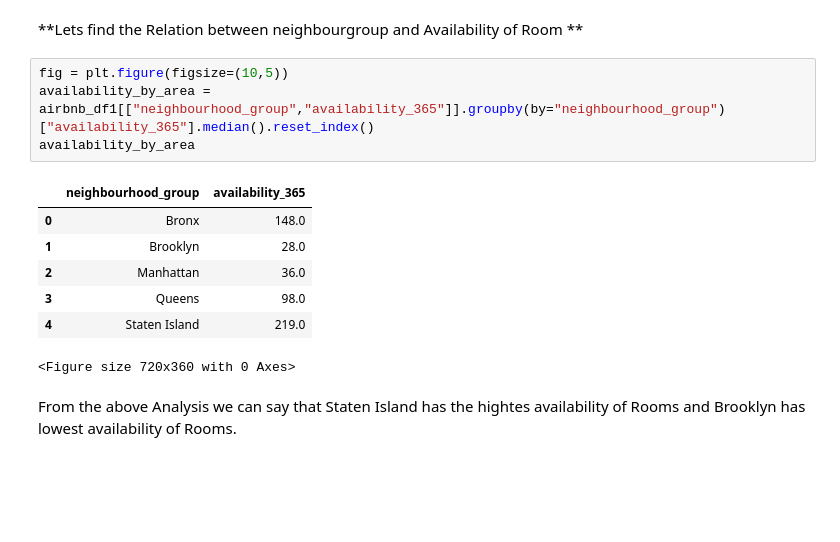
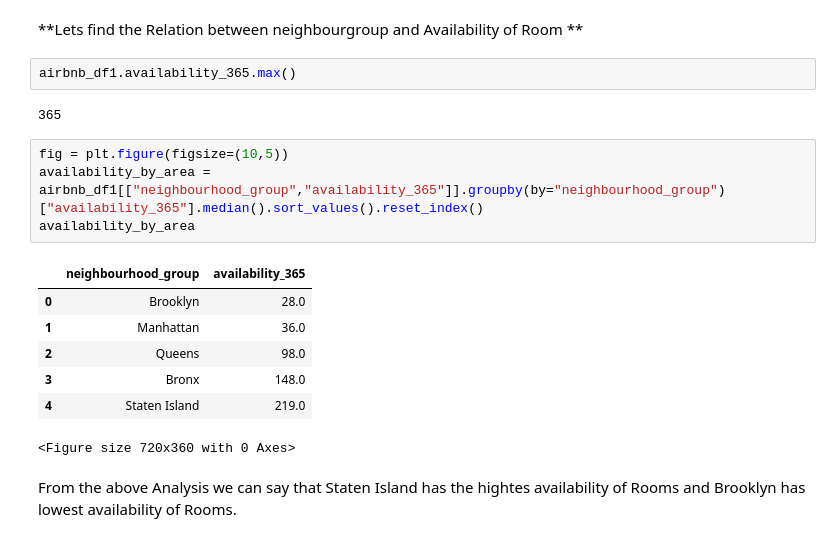
Before and after one commit to Bose-PI/Airbnb-Bookings-Analysis, a Jupyter notebook: Airbnb1_Bookings_Analysis_Capstone_Project.ipynb, the cells around one changed output. Saved outputs shown, nothing was run; the diff lists cells and outputs as text; blank space fills up the shorter version.

```diff
--- a/Airbnb1_Bookings_Analysis_Capstone_Project.ipynb
+++ b/Airbnb1_Bookings_Analysis_Capstone_Project.ipynb
@@ -340,16 +367,20 @@ Observation:
 'Manhattan' is the area having highest median price,followed by Brooklyn.So we can say that most costly hosts are situated in "Manhattan".
 # %% [markdown]
 **Lets find the Relation between neighbourgroup and Availability of Room **
+# %%
+airbnb_df1.availability_365.max()
+# %% [output]
+365
 # %%
 fig = plt.figure(figsize=(10,5))
-availability_by_area = airbnb_df1[["neighbourhood_group","availability_365"]].groupby(by="neighbourhood_group")["availability_365"].median().reset_index()
+availability_by_area = airbnb_df1[["neighbourhood_group","availability_365"]].groupby(by="neighbourhood_group")["availability_365"].median().sort_values().reset_index()
 availability_by_area
 # %% [output]
 |  | neighbourhood_group | availability_365 |
-| 0 | Bronx | 148.0 |
-| 1 | Brooklyn | 28.0 |
-| 2 | Manhattan | 36.0 |
-| 3 | Queens | 98.0 |
+| 0 | Brooklyn | 28.0 |
+| 1 | Manhattan | 36.0 |
+| 2 | Queens | 98.0 |
+| 3 | Bronx | 148.0 |
 | 4 | Staten Island | 219.0 |
 <Figure size 720x360 with 0 Axes>
 # %% [markdown]
```
Also changed, not shown: parts of 11 cells of this notebook.
